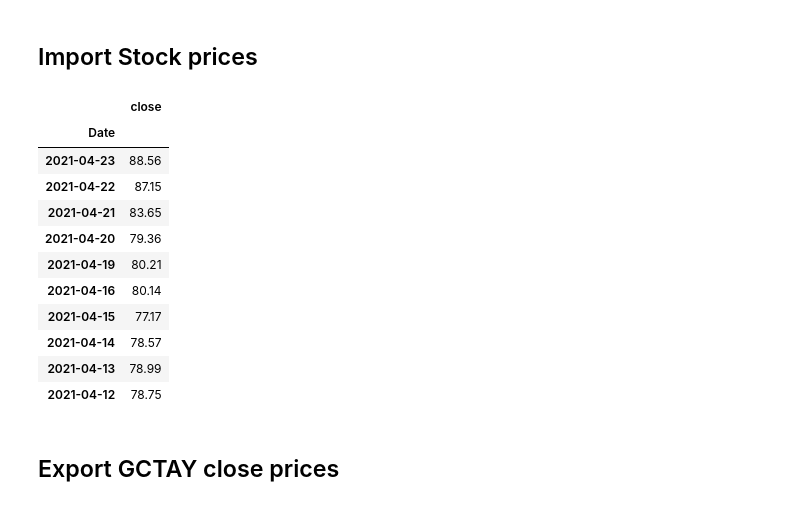
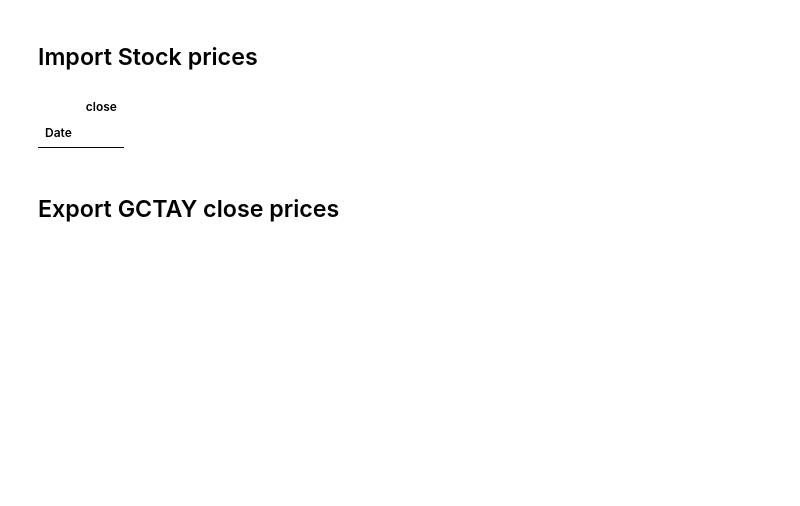
Before and after one commit to roldanjrgl/bds_green_investing, a Jupyter notebook: final_workspace/siemens_daily_granularity/siemens_full_analysis.ipynb, the cells around one changed output. Drawn from its saved outputs; the diff is of its cells as text; code cells hidden in the pictures; blank space fills up the shorter version.

```diff
--- a/final_workspace/siemens_daily_granularity/siemens_full_analysis.ipynb
+++ b/final_workspace/siemens_daily_granularity/siemens_full_analysis.ipynb
@@ -24,20 +24,10 @@ stock_prices.set_index('Date', inplace=True);
 # %%
 stock_prices.drop(['timestamp'],axis=1, inplace=True)
 # %%
-pd.DataFrame(stock_prices[stock_prices['Ticker']=='FSLR']['close']).head(10)
+pd.DataFrame(stock_prices[stock_prices['Ticker']=='SWPR']['close']).head(10)
 # %% [output]
 |  | close |
 | Date |  |
-| 2021-04-23 | 88.56 |
-| 2021-04-22 | 87.15 |
-| 2021-04-21 | 83.65 |
-| 2021-04-20 | 79.36 |
-| 2021-04-19 | 80.21 |
-| 2021-04-16 | 80.14 |
-| 2021-04-15 | 77.17 |
-| 2021-04-14 | 78.57 |
-| 2021-04-13 | 78.99 |
-| 2021-04-12 | 78.75 |
 # %% [markdown]
 ## Export GCTAY close prices
 # %%
```
